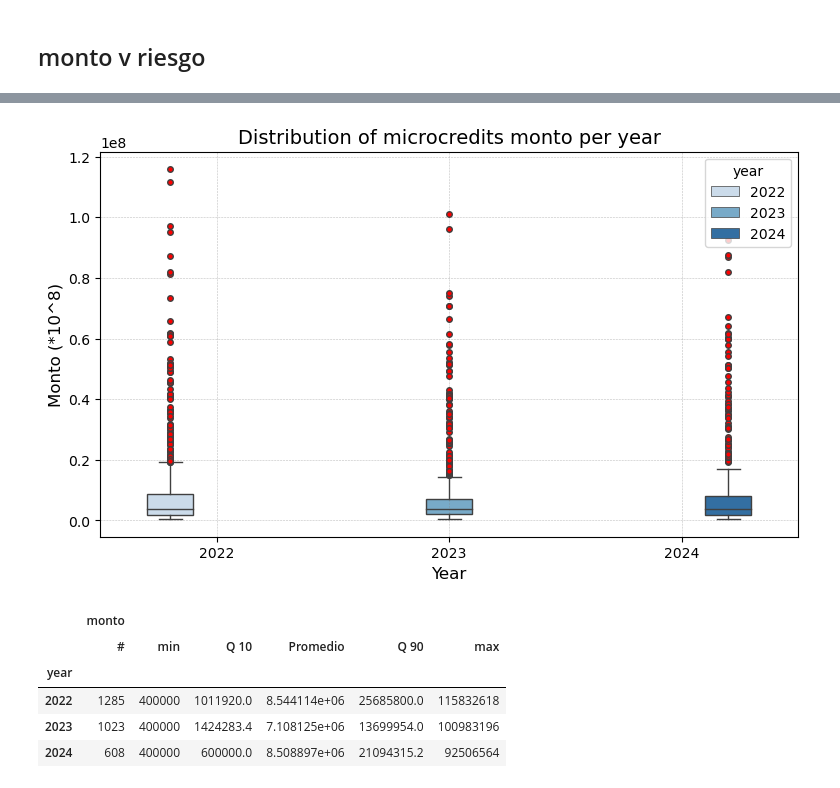
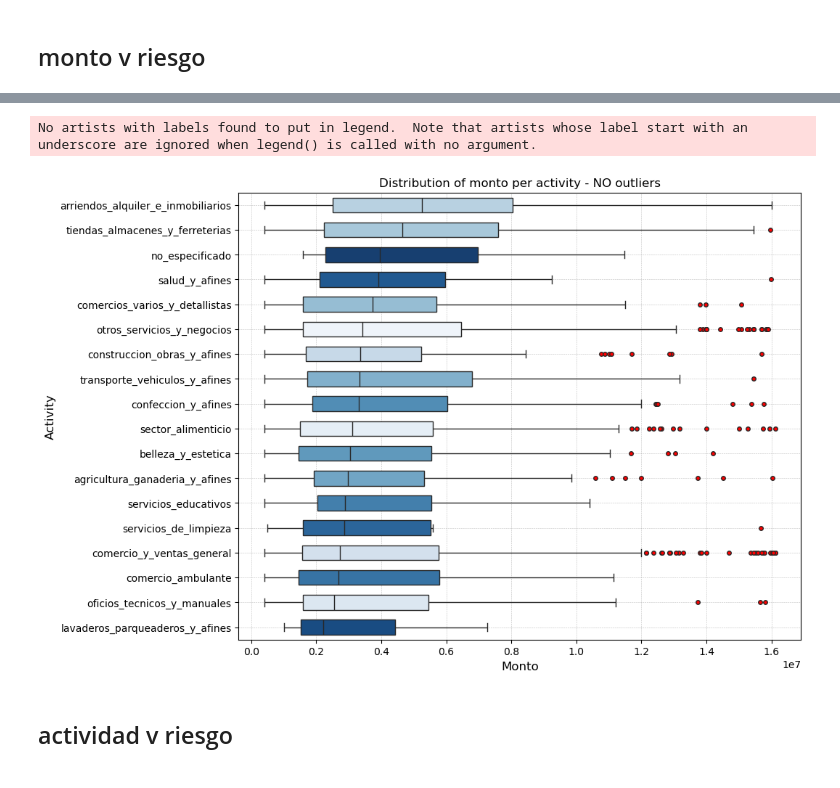
Before and after one commit to MateoSilvaLasso/Analitica_1, a Jupyter notebook: notebooks/bivariate_analysis/bivariate_jhonattan.ipynb, the cells around one changed output, grey strips where cells are left out. Saved outputs shown, nothing was run; the diff lists cells and outputs as text; code cells hidden in the pictures.

```diff
--- a/notebooks/bivariate_analysis/bivariate_jhonattan.ipynb
+++ b/notebooks/bivariate_analysis/bivariate_jhonattan.ipynb
@@ -104,39 +147,24 @@ plt.show()
 # %%
-# Boxplot - monto per risk
+# Boxplot - monto per activity WITHOUT OUTLIERS
 
-plt.figure(figsize=(9, 5))
-sns.boxplot(x=df['year'], y=df['monto'], palette="Blues", linewidth=1, width=0.6,hue=df['year'],
+temp = df[df["monto"]<upper_limit]
+
+order = temp.groupby("actividad_v2")["monto"].median().sort_values(ascending=False).index
+
+plt.figure(figsize=(10, 8))
+sns.boxplot(x=temp['monto'], y=temp['actividad_v2'], order=order,
+            palette="Blues", linewidth=1, width=0.6,hue=temp['actividad_v2'],
             flierprops=dict(marker='o', markerfacecolor='red', markersize=4))
 
-
-plt.title("Distribution of microcredits monto per year", fontsize=14)
-plt.xlabel("Year", fontsize=12)
-plt.ylabel("Monto (*10^8)", fontsize=12)
+plt.title("Distribution of monto per activity - NO outliers", fontsize=12)
+plt.xlabel("Monto", fontsize=12)
+plt.ylabel("Activity", fontsize=12)
 plt.grid(color='gray', linestyle='--', linewidth=0.4, alpha=0.5)
-
+plt.legend().remove()
 
 plt.show()
 # %% [output]
+No artists with labels found to put in legend.  Note that artists whose label start with an underscore are ignored when legend() is called with no argument.
-[figure, old version]
+[figure, new version]
-# %%
-# Lets check the monto per riesgo level
-
-df.groupby(by="year").agg(
-    {
-        "monto": [
-            ("#","count"),
-            ("min","min"),
-            ("Q 10",lambda x: round(x.quantile(q=0.1),3)),
-            ("Promedio", "mean"),
-            ("Q 90",lambda x: round(x.quantile(q=0.9),3)),
-            ("max","max")
-        ]
-    }
-)
-# %% [output]
-|  | monto |  |  |  |  |  |
-|  | # | min | Q 10 | Promedio | Q 90 | max |
-| year |  |  |  |  |  |  |
-| 2022 | 1285 | 400000 | 1011920.0 | 8.544114e+06 | 25685800.0 | 115832618 |
-| 2023 | 1023 | 400000 | 1424283.4 | 7.108125e+06 | 13699954.0 | 100983196 |
-| 2024 | 608 | 400000 | 600000.0 | 8.508897e+06 | 21094315.2 | 92506564 |
+# %% [markdown]
+## actividad v riesgo
```
Also changed, not shown: parts of 18 cells of this notebook.
